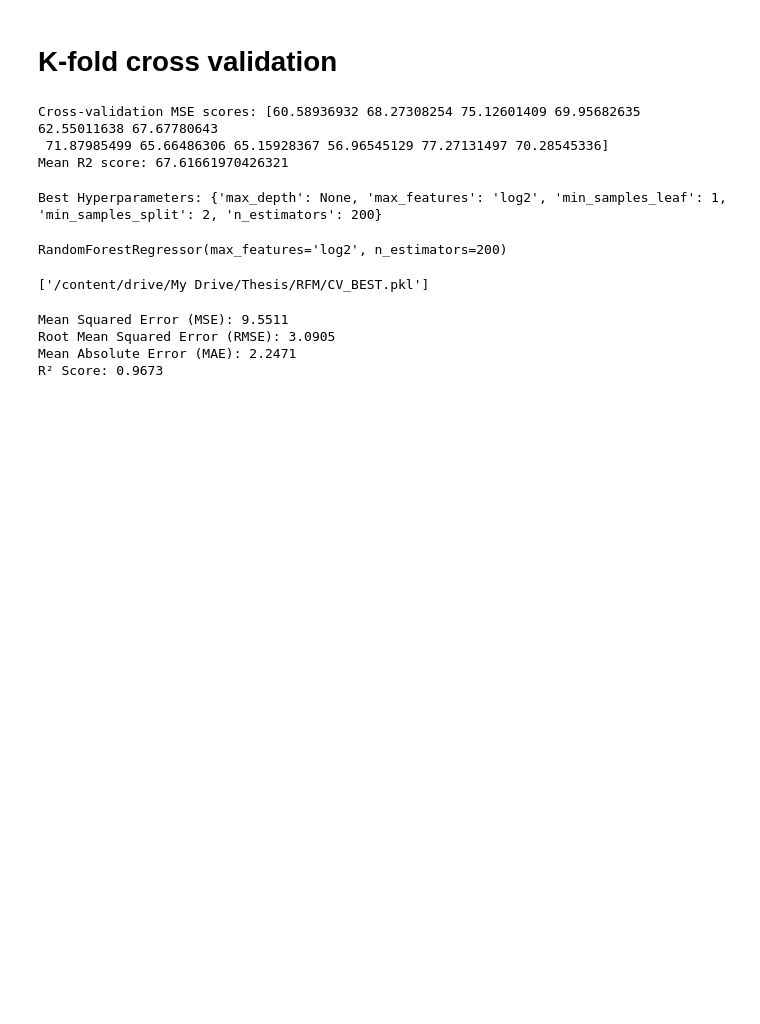
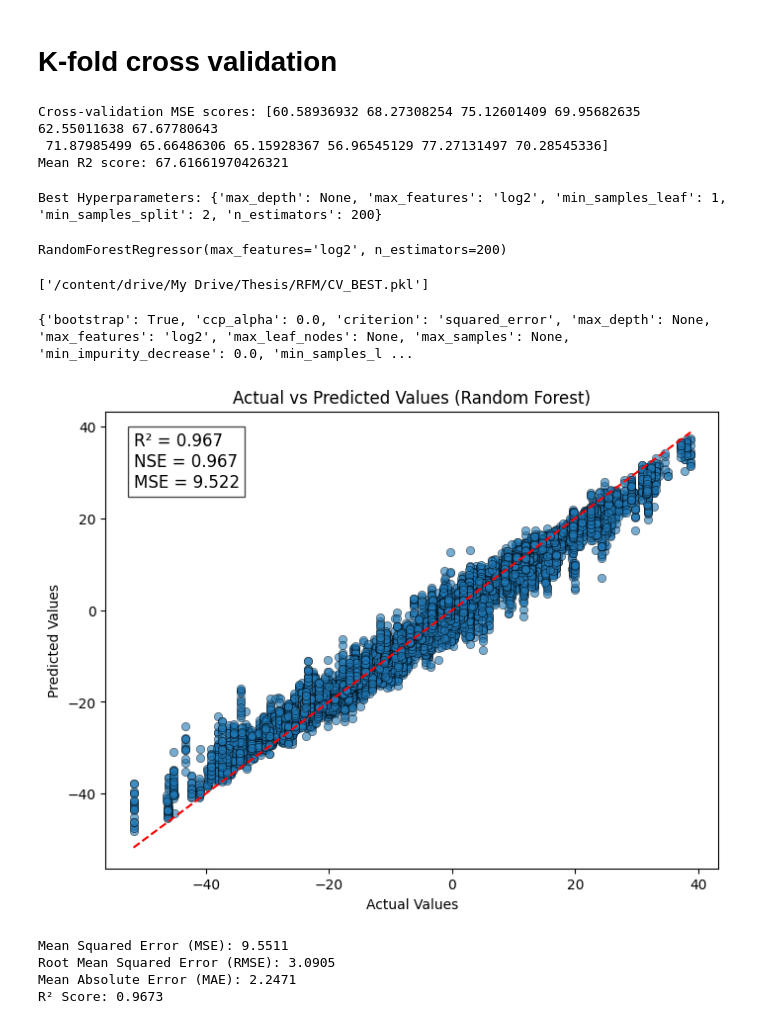
Before and after one commit to AshHydroCoder/GRACE-Downscaler, a Jupyter notebook: GRACE_RFM.ipynb, the cells around one changed output. Drawn from its saved outputs; the diff is of its cells as text; code cells hidden in the pictures; blank space fills up the shorter version.

Commit message:
Created using Colab 250213

```diff
--- a/GRACE_RFM.ipynb
+++ b/GRACE_RFM.ipynb
@@ -158,3 +161,45 @@ joblib.dump(best_rf, '/content/drive/My Drive/Thesis/RFM/CV_BEST.pkl')
+# %%
+print(best_rf.get_params())
+# %% [output]
+{'bootstrap': True, 'ccp_alpha': 0.0, 'criterion': 'squared_error', 'max_depth': None, 'max_features': 'log2', 'max_leaf_nodes': None, 'max_samples': None, 'min_impurity_decrease': 0.0, 'min_samples_l ...
+# %%
+import matplotlib.pyplot as plt
+import seaborn as sns
+from sklearn.metrics import r2_score, mean_squared_error
+
+# Function to calculate Nash-Sutcliffe Efficiency (NSE)
+def nash_sutcliffe_efficiency(y_true, y_pred):
+    return 1 - (sum((y_true - y_pred) ** 2) / sum((y_true - y_true.mean()) ** 2))
+
+# Make predictions on the same dataset (or a test set)
+y_pred = best_rf.predict(X)  # Replace X with X_test if using a separate test set
+
+# Calculate metrics
+r2 = r2_score(y, y_pred)
+mse = mean_squared_error(y, y_pred)
+nse = nash_sutcliffe_efficiency(y, y_pred)
+
+# Plot Actual vs Predicted
+plt.figure(figsize=(8, 6))
+sns.scatterplot(x=y, y=y_pred, alpha=0.6, edgecolor='k')
+
+# Add a reference line (y = x) for perfect predictions
+plt.plot([min(y), max(y)], [min(y), max(y)], color='red', linestyle='dashed')
+
+# Display metrics on the plot
+metrics_text = f"R² = {r2:.3f}\nNSE = {nse:.3f}\nMSE = {mse:.3f}"
+plt.text(min(y), max(y), metrics_text, fontsize=12, verticalalignment='top', bbox=dict(facecolor='white', alpha=0.7))
+
+# Labels and title
+plt.xlabel("Actual Values")
+plt.ylabel("Predicted Values")
+plt.title("Actual vs Predicted Values (Random Forest)")
+save_path = "/content/drive/My Drive/Thesis/RESULT/actual_vs_predicted.png"  # Change file format if needed
+plt.savefig(save_path, dpi=300, bbox_inches='tight')
+
+plt.show()
+# %% [output]
+[figure, added]
 # %%
 from sklearn.metrics import mean_squared_error, mean_absolute_error, r2_score
 import numpy as np
```
Also changed, not shown: parts of 3 cells of this notebook.
